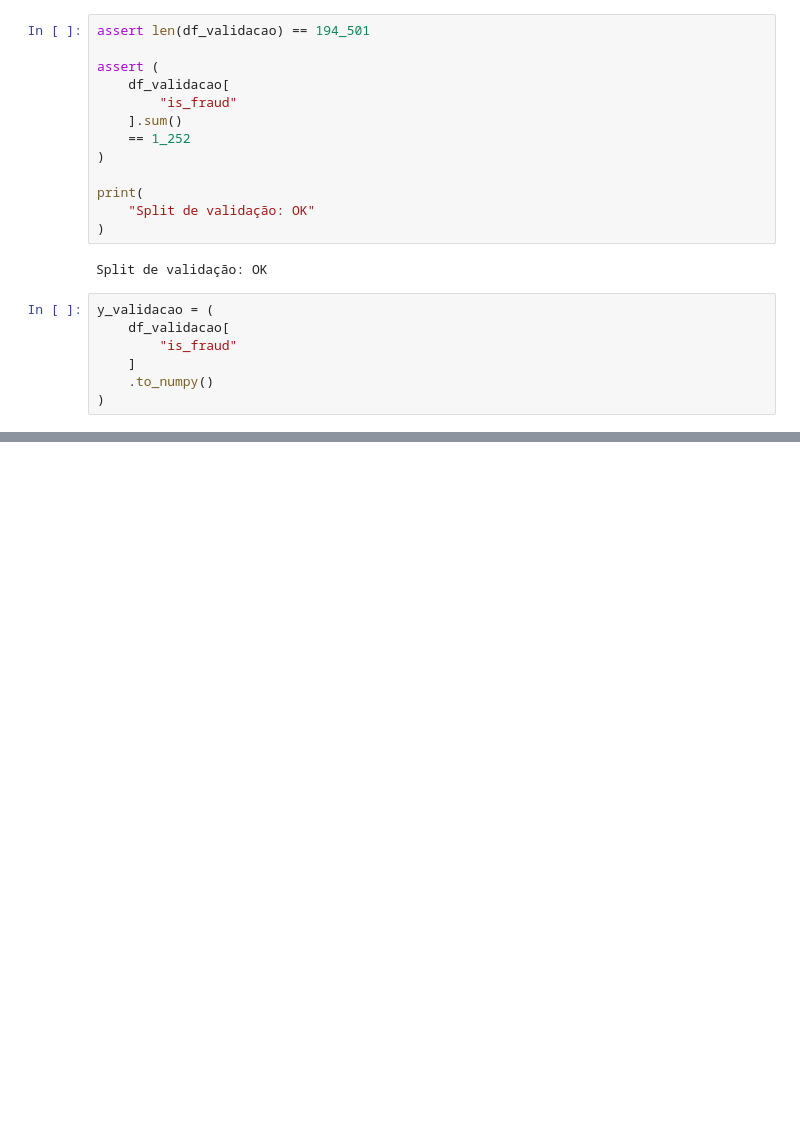
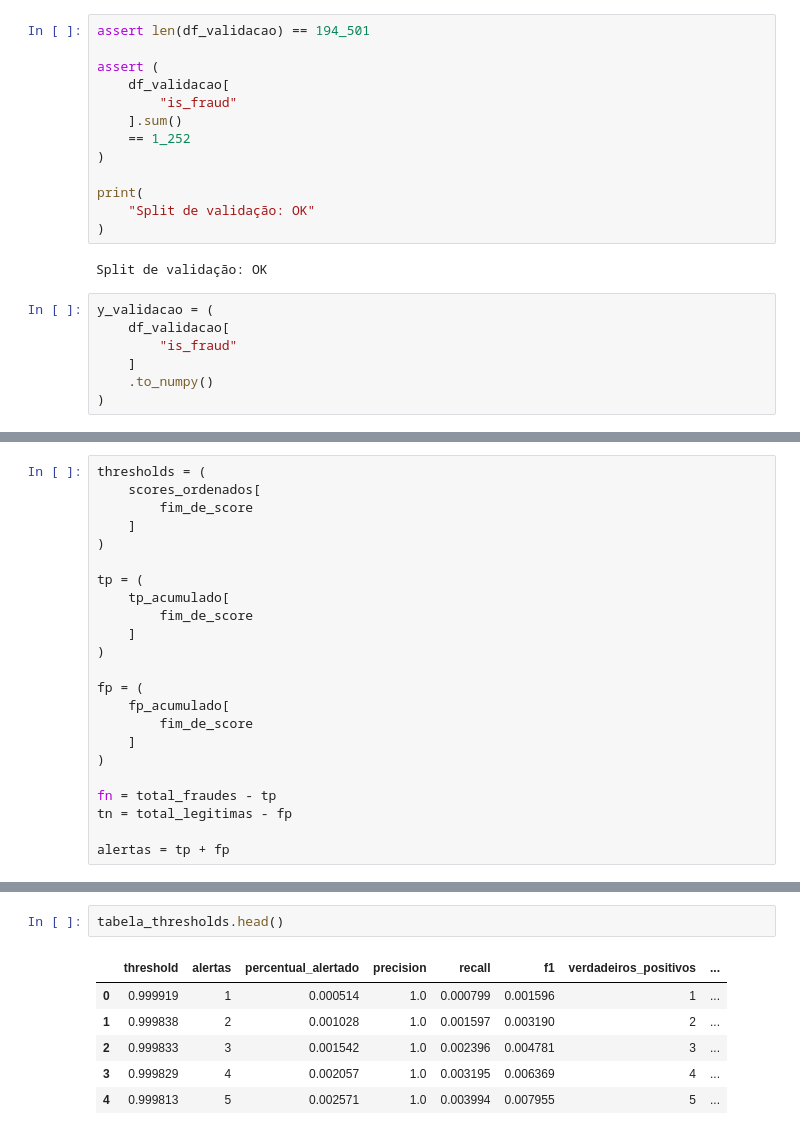
Before and after one commit to lucao-py/ccard_fraud_ml, a Jupyter notebook: notebooks/06. Politica de Decisao.ipynb, the cells around one changed output, grey strips where cells are left out. Cells and saved outputs as stored; diff of their text form; blank space fills up the shorter version.

```diff
--- a/notebooks/06. Politica de Decisao.ipynb
+++ b/notebooks/06. Politica de Decisao.ipynb
@@ -265,0 +545,23 @@ def construir_features(
+# %%
+thresholds = (
+    scores_ordenados[
+        fim_de_score
+    ]
+)
+
+tp = (
+    tp_acumulado[
+        fim_de_score
+    ]
+)
+
+fp = (
+    fp_acumulado[
+        fim_de_score
+    ]
+)
+
+fn = total_fraudes - tp
+tn = total_legitimas - fp
+
+alertas = tp + fp
@@ -265,0 +619,9 @@ def construir_features(
+# %%
+tabela_thresholds.head()
+# %% [output]
+|  | threshold | alertas | percentual_alertado | precision | recall | f1 | verdadeiros_positivos | ... |
+| 0 | 0.999919 | 1 | 0.000514 | 1.0 | 0.000799 | 0.001596 | 1 | ... |
+| 1 | 0.999838 | 2 | 0.001028 | 1.0 | 0.001597 | 0.003190 | 2 | ... |
+| 2 | 0.999833 | 3 | 0.001542 | 1.0 | 0.002396 | 0.004781 | 3 | ... |
+| 3 | 0.999829 | 4 | 0.002057 | 1.0 | 0.003195 | 0.006369 | 4 | ... |
+| 4 | 0.999813 | 5 | 0.002571 | 1.0 | 0.003994 | 0.007955 | 5 | ... |
```
Also changed, not shown: parts of 45 cells of this notebook, 2 other files.
